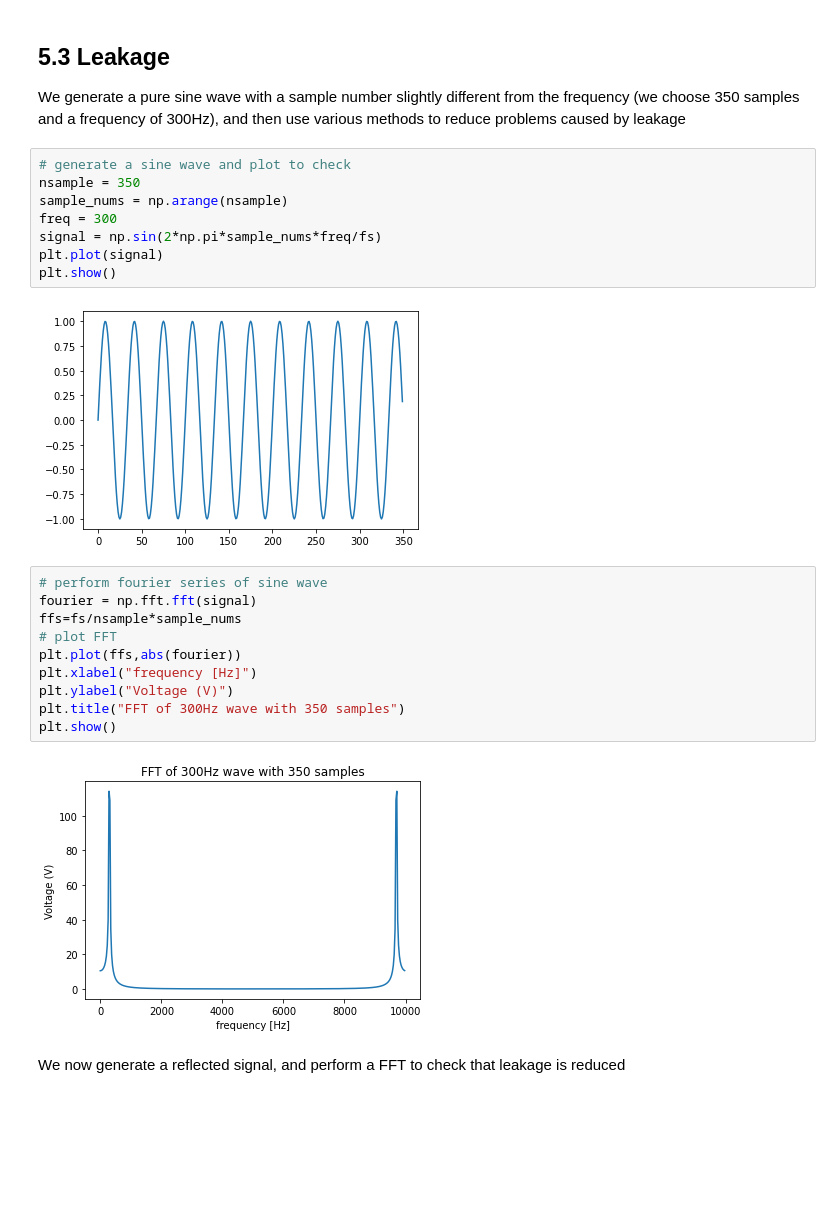
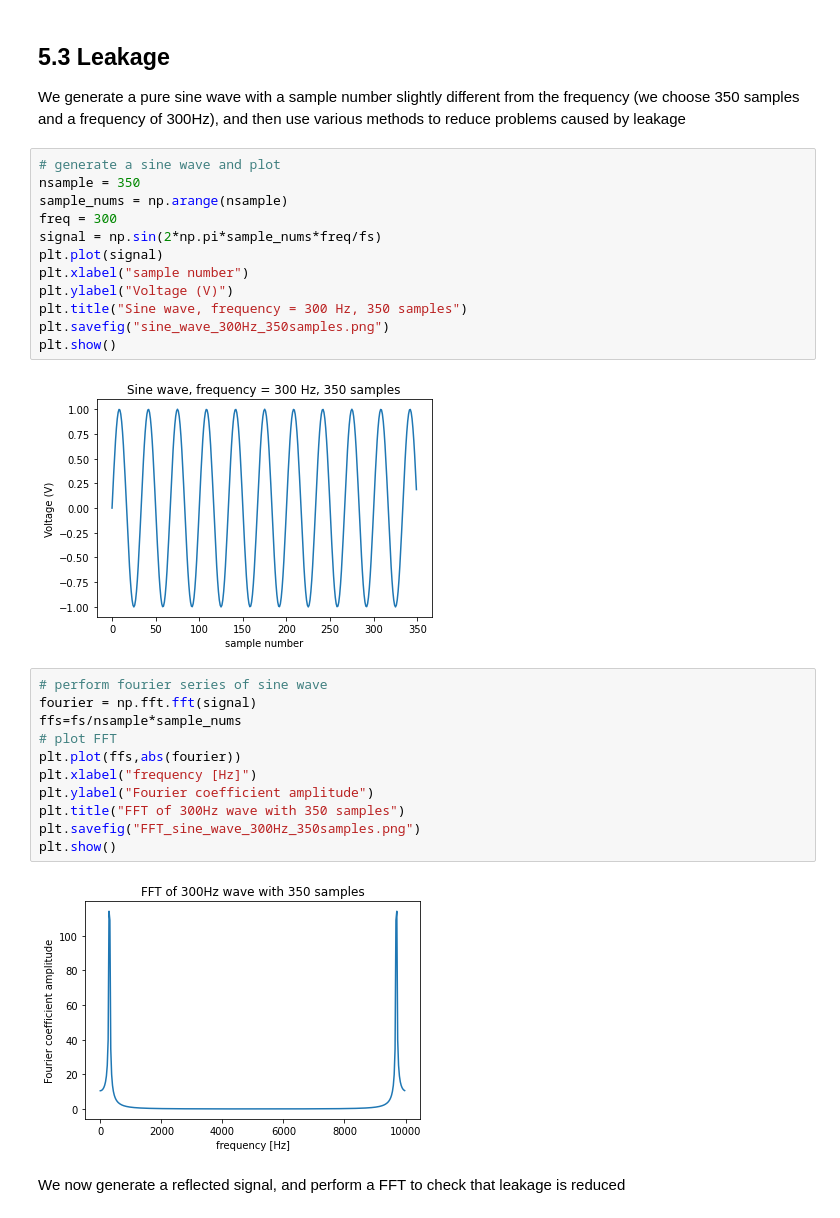
Before and after one commit to JackBarker7/practicals_code, a Jupyter notebook: EL21 - Digitisation and sampling/inverse_ft.ipynb, the cells around one changed output. Drawn from its saved outputs; the diff is of its cells as text; blank space fills up the shorter version.

```diff
--- a/EL21 - Digitisation and sampling/inverse_ft.ipynb
+++ b/EL21 - Digitisation and sampling/inverse_ft.ipynb
@@ -127,15 +127,19 @@ plt.show()
 
 We generate a pure sine wave with a sample number slightly different from the frequency (we choose 350 samples and a frequency of 300Hz), and then use various methods to reduce problems caused by leakage
 # %%
-# generate a sine wave and plot to check
+# generate a sine wave and plot
 nsample = 350
 sample_nums = np.arange(nsample)
 freq = 300
 signal = np.sin(2*np.pi*sample_nums*freq/fs)
 plt.plot(signal)
+plt.xlabel("sample number")
+plt.ylabel("Voltage (V)")
+plt.title("Sine wave, frequency = 300 Hz, 350 samples")
+plt.savefig("sine_wave_300Hz_350samples.png")
 plt.show()
 # %% [output]
-[figure, old version]
+[figure, new version]
 # %%
 # perform fourier series of sine wave
 fourier = np.fft.fft(signal)
@@ -143,11 +147,12 @@ ffs=fs/nsample*sample_nums
 # plot FFT
 plt.plot(ffs,abs(fourier))
 plt.xlabel("frequency [Hz]")
-plt.ylabel("Voltage (V)")
+plt.ylabel("Fourier coefficient amplitude")
 plt.title("FFT of 300Hz wave with 350 samples")
+plt.savefig("FFT_sine_wave_300Hz_350samples.png")
 plt.show()
 # %% [output]
-[figure, old version]
+[figure, new version]
 # %% [markdown]
 We now generate a reflected signal, and perform a FFT to check that leakage is reduced
 # %%
```
Also changed, not shown: parts of 5 cells of this notebook, 9 other files.
